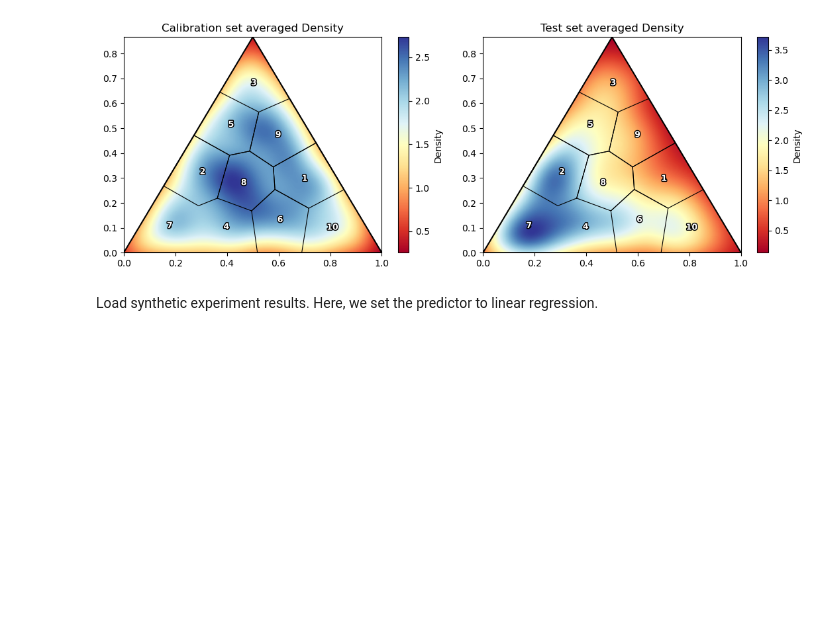
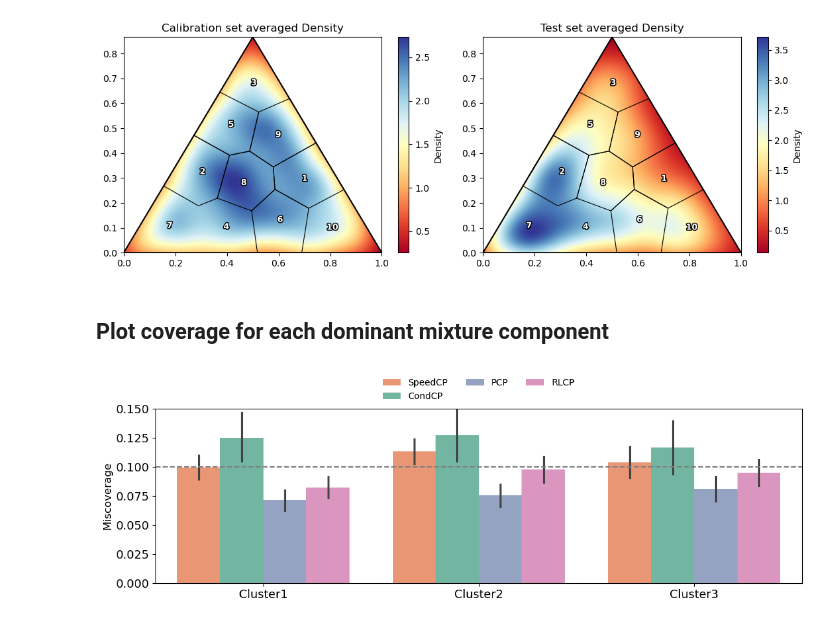
Before and after one commit to yeojin-jung/speedcp, a Jupyter notebook: notebooks/Mixture toy example (original).ipynb, the cells around one changed output. Cells and saved outputs as stored; diff of their text form; code cells hidden in the pictures; blank space fills up the shorter version.

```diff
--- a/codes/Experiments - synthetic_data.ipynb
+++ b/notebooks/Mixture toy example (original).ipynb
@@ -141,5 +233,3 @@ plt.tight_layout()
 plt.show()
 # %% [output]
 [figure]
-# %% [markdown]
-Load synthetic experiment results. Here, we set the predictor to linear regression.
@@ -269,0 +236,34 @@ for f in files:
+# %% [markdown]
+## Plot coverage for each dominant mixture component
+# %%
+original_palette = sns.color_palette("Set2", n_colors=len(method_names))
+
+reddest_index = max(range(len(original_palette)), key=lambda i: original_palette[i][0])
+
+swapped_palette = original_palette.copy()
+swapped_palette[0], swapped_palette[reddest_index] = swapped_palette[reddest_index], swapped_palette[0]
+palette = dict(zip(method_names, swapped_palette))
+
+# Create a single plot
+fig, ax = plt.subplots(figsize=(11, 4))
+
+coverage_df["shift_type"] = coverage_df["shift_type"].astype(str)
+
+# Create boxplot
+sns.barplot(data=coverage_df[coverage_df['shift_type'].str.startswith('Cluster')],
+            x="shift_type", y="coverage", hue="method",
+            palette=palette, ax=ax)
+sns.move_legend(
+    ax, "lower center",
+    bbox_to_anchor=(.5, 1), ncol=3, title=None, frameon=False,
+)
+ax.set_ylim(0, 0.15)
+ax.axhline(0.1, color='gray', linestyle='--', label="target miscoverage")
+ax.set_xlabel(" ")
+ax.set_ylabel("Miscoverage", fontsize = 12)
+plt.xticks(rotation=0)
+ax.tick_params(axis='x', labelsize=13)
+ax.tick_params(axis='y', labelsize=13)
+plt.tight_layout()
+# %% [output]
+[figure, added]
```
Also changed, not shown: parts of 16 cells of this notebook, 32 other files.
